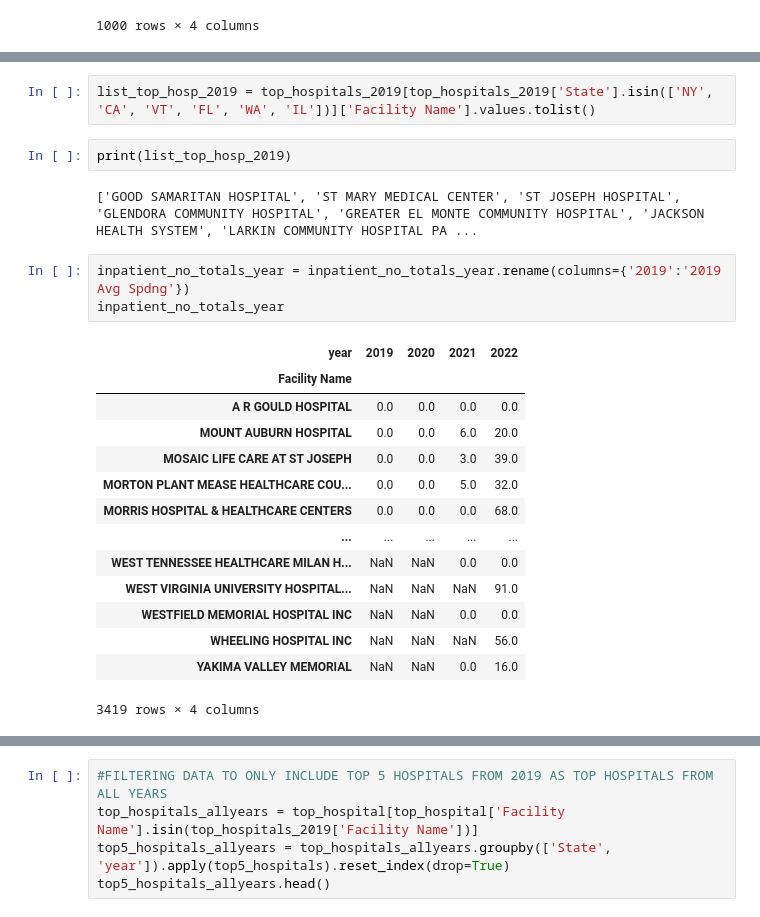
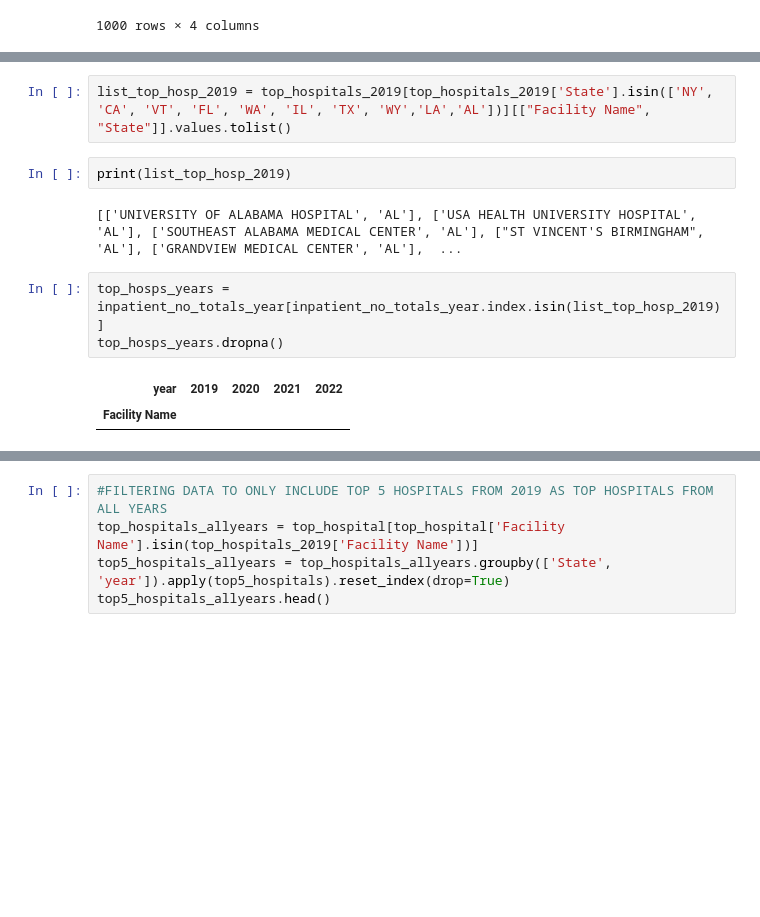
Before and after one commit to ZainabShafi/MEDICARE_EXPENDITURES_ANALYSIS, a Jupyter notebook: Project_1_DFs.ipynb, the cells around one changed output, grey strips where cells are left out. Drawn from its saved outputs; the diff is of its cells as text; blank space fills up the shorter version.

```diff
--- a/Project_1_DFs.ipynb
+++ b/Project_1_DFs.ipynb
@@ -267,24 +280,12 @@ top_hospitals_2019[top_hospitals_2019['State'].isin(['NY', 'CA', 'VT', 'FL', 'WA
 # %%
-list_top_hosp_2019 = top_hospitals_2019[top_hospitals_2019['State'].isin(['NY', 'CA', 'VT', 'FL', 'WA', 'IL'])]['Facility Name'].values.tolist()
+list_top_hosp_2019 = top_hospitals_2019[top_hospitals_2019['State'].isin(['NY', 'CA', 'VT', 'FL', 'WA', 'IL', 'TX', 'WY','LA','AL'])][["Facility Name", "State"]].values.tolist()
 # %%
 print(list_top_hosp_2019)
 # %% [output]
-['GOOD SAMARITAN HOSPITAL', 'ST MARY MEDICAL CENTER', 'ST JOSEPH HOSPITAL', 'GLENDORA COMMUNITY HOSPITAL', 'GREATER EL MONTE COMMUNITY HOSPITAL', 'JACKSON HEALTH SYSTEM', 'LARKIN COMMUNITY HOSPITAL PA ...
+[['UNIVERSITY OF ALABAMA HOSPITAL', 'AL'], ['USA HEALTH UNIVERSITY HOSPITAL', 'AL'], ['SOUTHEAST ALABAMA MEDICAL CENTER', 'AL'], ["ST VINCENT'S BIRMINGHAM", 'AL'], ['GRANDVIEW MEDICAL CENTER', 'AL'],  ...
 # %%
-inpatient_no_totals_year = inpatient_no_totals_year.rename(columns={'2019':'2019 Avg Spdng'})
-inpatient_no_totals_year
+top_hosps_years = inpatient_no_totals_year[inpatient_no_totals_year.index.isin(list_top_hosp_2019)]
+top_hosps_years.dropna()
 # %% [output]
 | year | 2019 | 2020 | 2021 | 2022 |
 | Facility Name |  |  |  |  |
-| A R GOULD HOSPITAL | 0.0 | 0.0 | 0.0 | 0.0 |
-| MOUNT AUBURN HOSPITAL | 0.0 | 0.0 | 6.0 | 20.0 |
-| MOSAIC LIFE CARE AT ST JOSEPH | 0.0 | 0.0 | 3.0 | 39.0 |
-| MORTON PLANT MEASE HEALTHCARE COU... | 0.0 | 0.0 | 5.0 | 32.0 |
-| MORRIS HOSPITAL & HEALTHCARE CENTERS | 0.0 | 0.0 | 0.0 | 68.0 |
-| ... | ... | ... | ... | ... |
-| WEST TENNESSEE HEALTHCARE MILAN H... | NaN | NaN | 0.0 | 0.0 |
-| WEST VIRGINIA UNIVERSITY HOSPITAL... | NaN | NaN | NaN | 91.0 |
-| WESTFIELD MEMORIAL HOSPITAL INC | NaN | NaN | 0.0 | 0.0 |
-| WHEELING HOSPITAL INC | NaN | NaN | NaN | 56.0 |
-| YAKIMA VALLEY MEMORIAL | NaN | NaN | 0.0 | 16.0 |
-3419 rows × 4 columns
```
Also changed, not shown: parts of 6 cells of this notebook.
